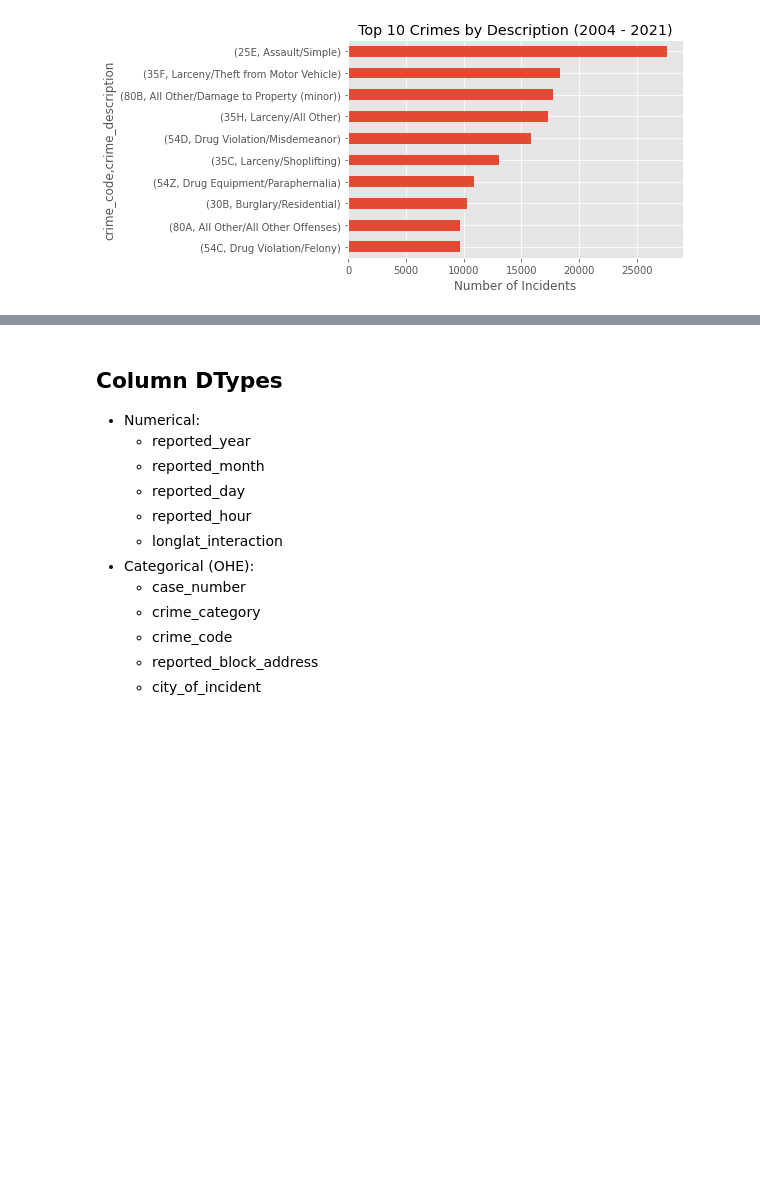
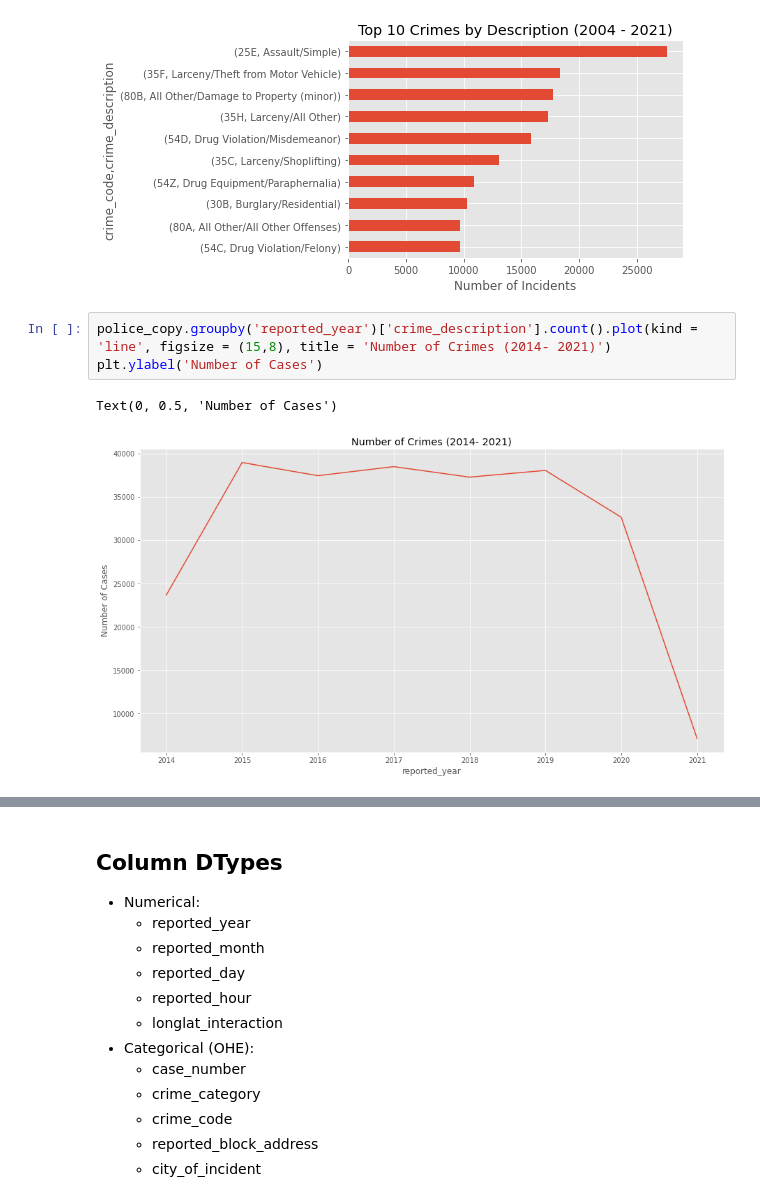
Before and after one commit to siddley1001/NCState_Datathon21, a Jupyter notebook: state_datathon_police.ipynb, the cells around one changed output, grey strips where cells are left out. Drawn from its saved outputs; the diff is of its cells as text; blank space fills up the shorter version.

```diff
--- a/state_datathon_police.ipynb
+++ b/state_datathon_police.ipynb
@@ -369,3 +373,9 @@ plt.xlabel('Number of Incidents')
 # %% [output]
 Text(0.5, 0, 'Number of Incidents')
 [figure]
+# %%
+police_copy.groupby('reported_year')['crime_description'].count().plot(kind = 'line', figsize = (15,8), title = 'Number of Crimes (2014- 2021)')
+plt.ylabel('Number of Cases')
+# %% [output]
+Text(0, 0.5, 'Number of Cases')
+[figure, added]
```
Also changed, not shown: parts of 25 cells of this notebook.
